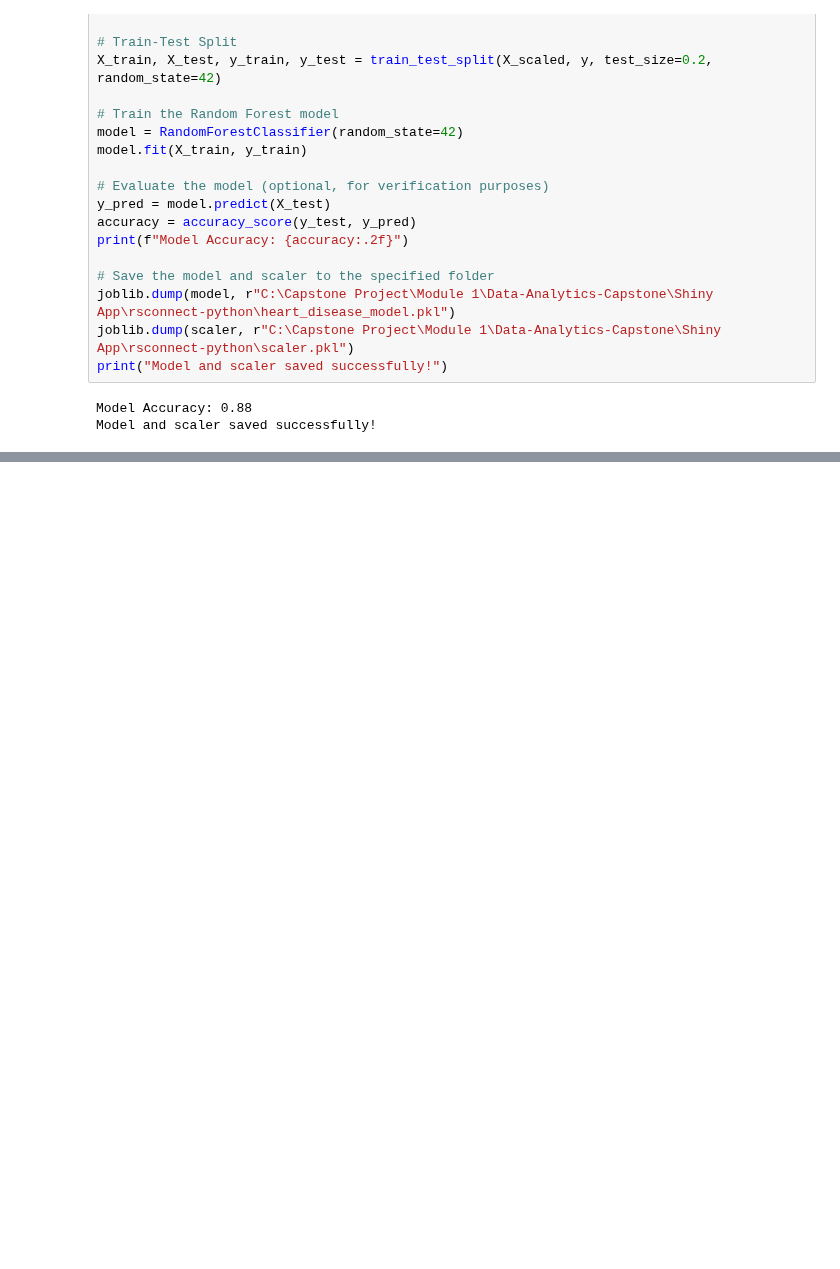
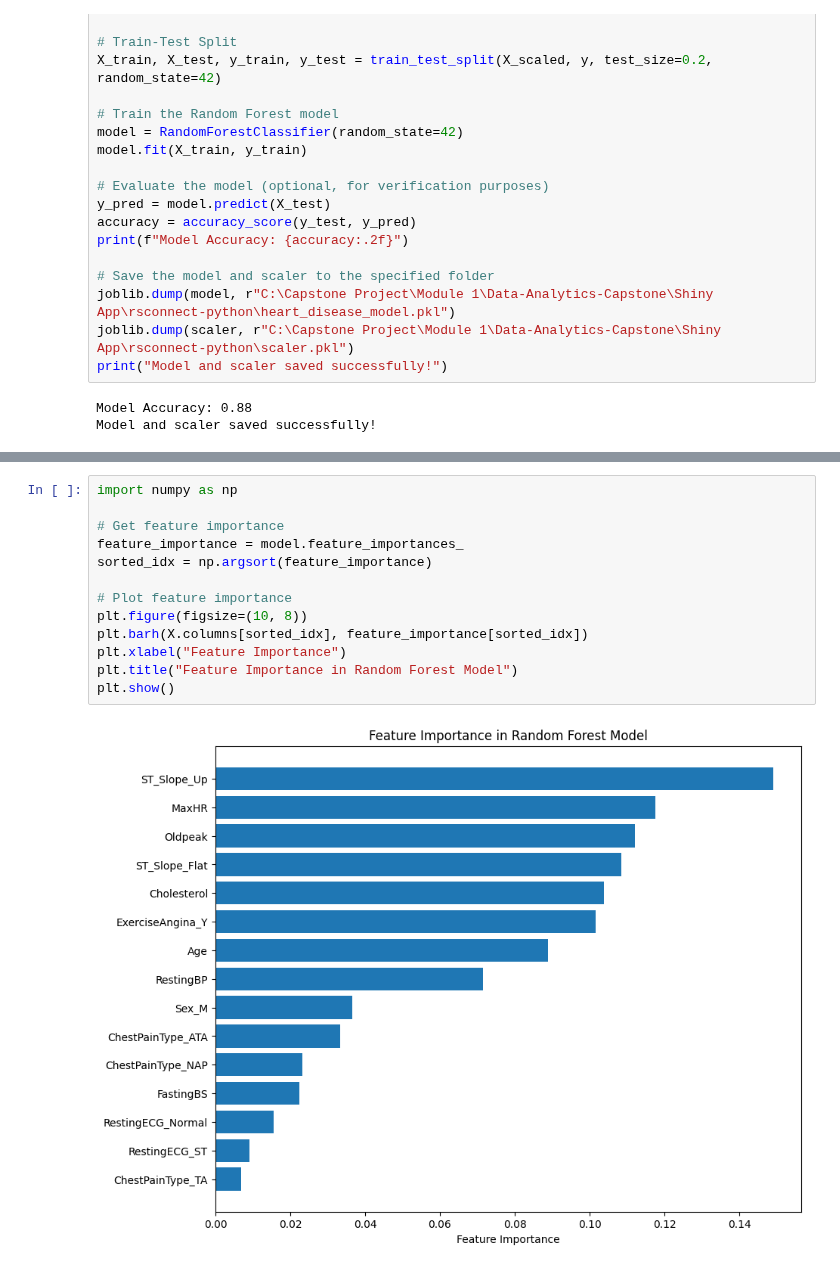
Before and after one commit to Habtom1999/Data-Analytics-Capstone, a Jupyter notebook: Model building.ipynb, the cells around one changed output, grey strips where cells are left out. Saved outputs shown, nothing was run; the diff lists cells and outputs as text; blank space fills up the shorter version.

```diff
--- a/Model building.ipynb
+++ b/Model building.ipynb
@@ -612,0 +623,15 @@ Model and scaler saved successfully!
+# %%
+import numpy as np
+
+# Get feature importance
+feature_importance = model.feature_importances_
+sorted_idx = np.argsort(feature_importance)
+
+# Plot feature importance
+plt.figure(figsize=(10, 8))
+plt.barh(X.columns[sorted_idx], feature_importance[sorted_idx])
+plt.xlabel("Feature Importance")
+plt.title("Feature Importance in Random Forest Model")
+plt.show()
+# %% [output]
+[figure, added]
```
Also changed, not shown: parts of 9 cells of this notebook, 2 other files.
